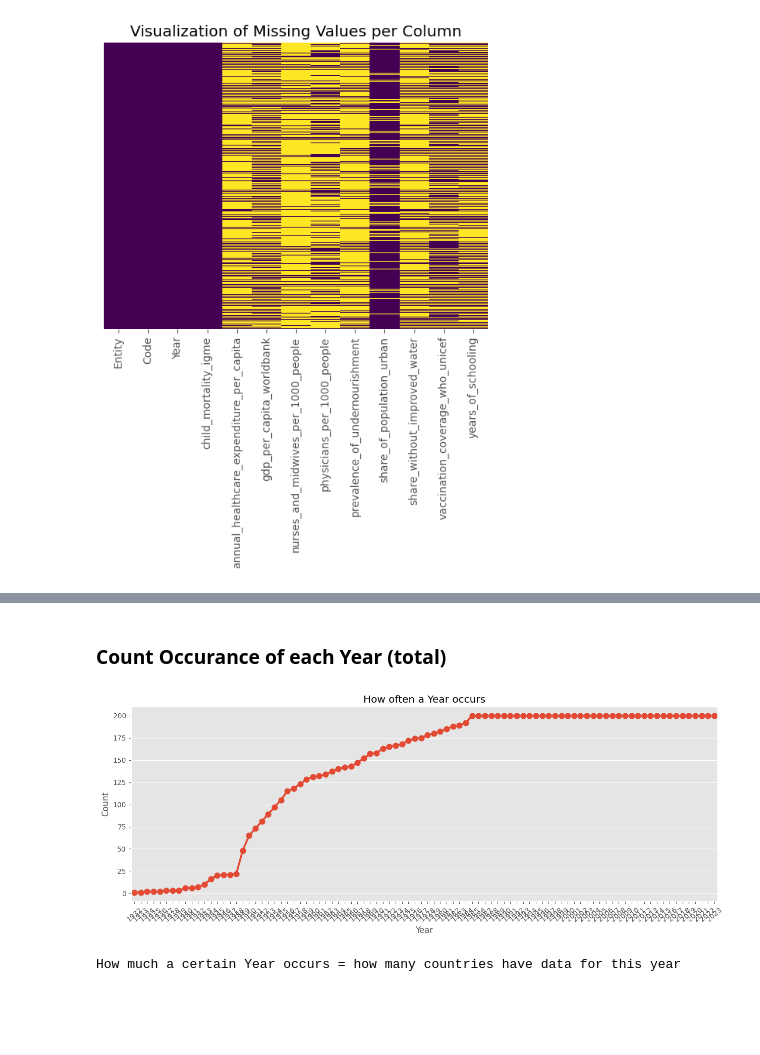
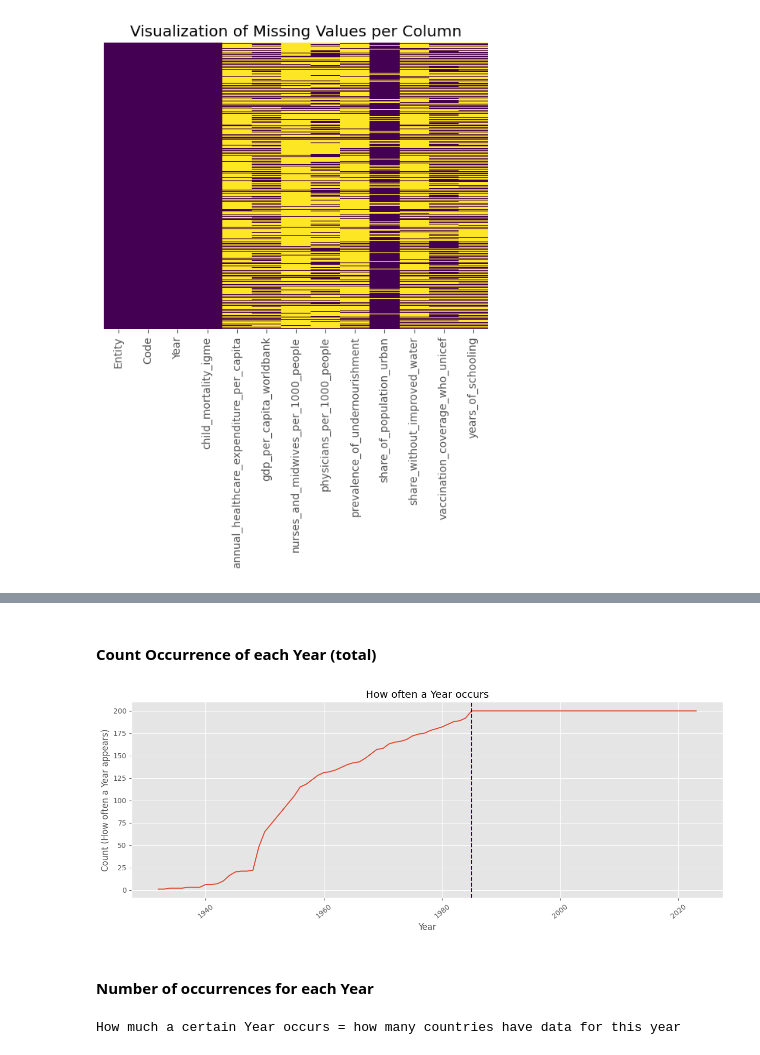
Before and after one commit to HamzahFayad/master_thesis_child_mortality, a Jupyter notebook: 01_notebooks/0_data_raw_analysis.ipynb, the cells around one changed output, grey strips where cells are left out. Saved outputs shown, nothing was run; the diff lists cells and outputs as text; code cells hidden in the pictures; blank space fills up the shorter version.

Commit message:
feat: data quality analysis + limit df further

```diff
--- a/01_notebooks/0_data_raw_analysis.ipynb
+++ b/01_notebooks/0_data_raw_analysis.ipynb
@@ -155,21 +161,24 @@ plt.show()
 # %% [markdown]
-### Count Occurance of each Year (total)
+#### Count Occurrence of each Year (total)
 # %%
 years_count = raw_df["Year"].value_counts().sort_values()
 years_count = years_count.reset_index()
 #years_count
 plt.figure(figsize=(15,5))
 plt.xticks(rotation=40)
-ax = sns.pointplot(data=years_count, x="Year", y="count")
-plt.ylabel("Count")
+ax = sns.lineplot(data=years_count, x="Year", y="count")
+plt.axvline(x=1985, color="#2e004a", linestyle="--")
+plt.ylabel("Count (How often a Year appears)")
 plt.title("How often a Year occurs")
 plt.show()
 
 #NOTE:
 # TOTAL raw_df has 200 countries
 # from 1985 til 2023, all 200 countries are available
 # %% [output]
-[figure, old version]
+[figure, new version]
+# %% [markdown]
+#### Number of occurrences for each Year
 # %%
 print("How much a certain Year occurs = how many countries have data for this year")
 years_count.sort_values(by='Year')
```
Also changed, not shown: parts of 23 cells of this notebook.
